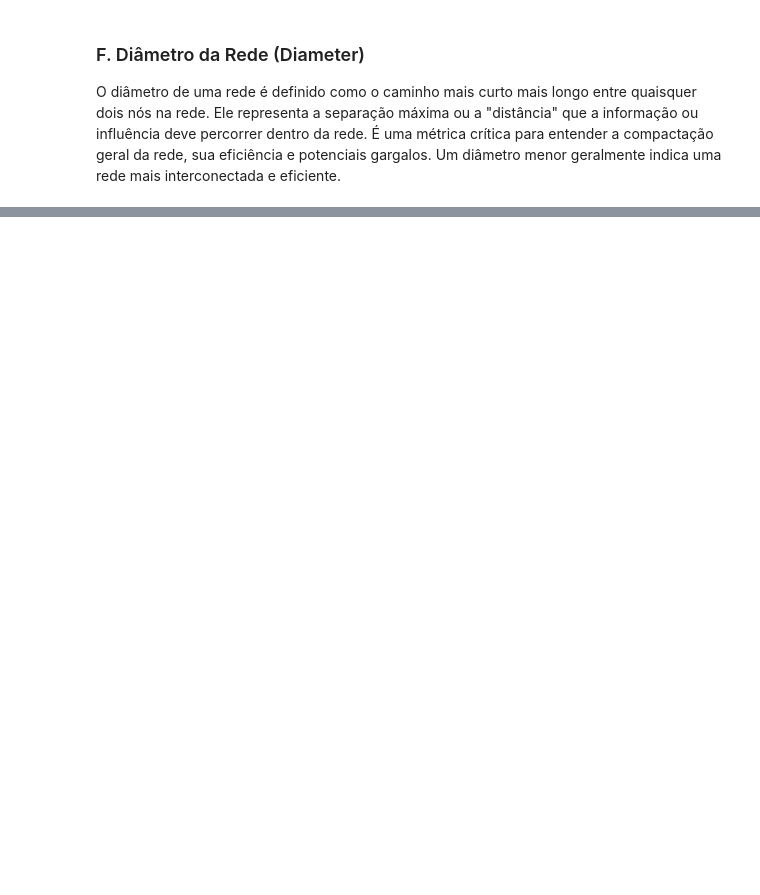
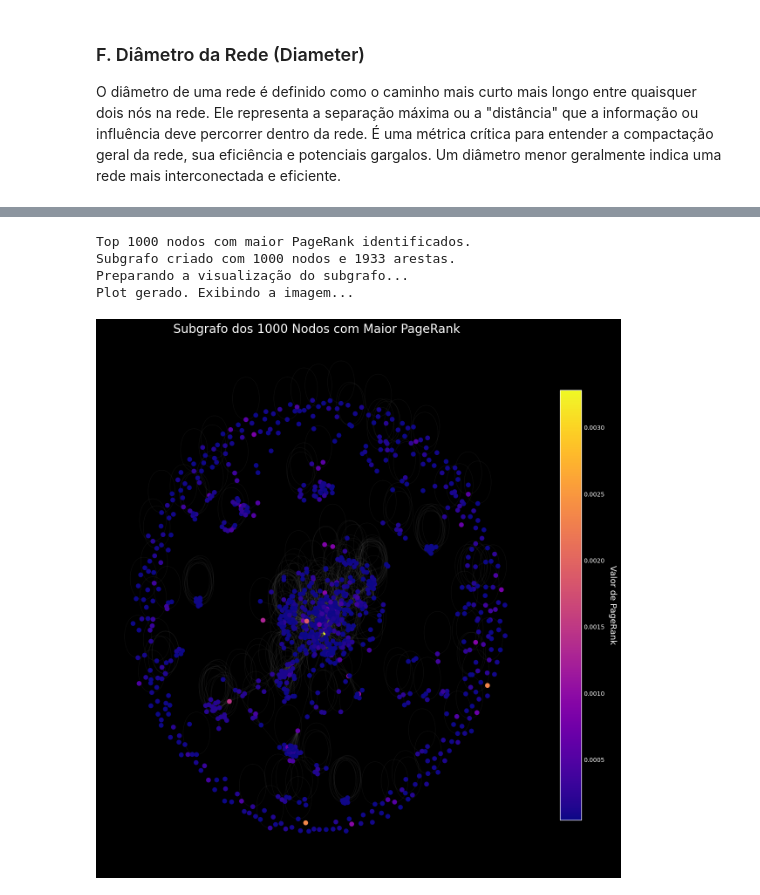
Before and after one commit to WagnerCOliveira/MineracaoGrafo, a Jupyter notebook: www.edgelist.ipynb, the cells around one changed output, grey strips where cells are left out. Cells and saved outputs as stored; diff of their text form; code cells hidden in the pictures; blank space fills up the shorter version.

Commit message:
feat: atualizado o código final para todos os notebooks, e atualizando documentação.

```diff
--- a/www.edgelist.ipynb
+++ b/www.edgelist.ipynb
@@ -167,0 +392,53 @@ Estimativa do Diâmetro da Rede: 32.00
+# %%
+
+# Convertendo o dicionário para uma Series do pandas para facilitar a ordenação
+pagerank_series = pd.Series(pagerank_centrality)
+
+# Ordenando os nodos pelo valor de PageRank em ordem decrescente e pegando os 1000 primeiros
+top_1000_nodes = pagerank_series.nlargest(1000).index.tolist()
+print("Top 1000 nodos com maior PageRank identificados.")
+
+# --- Criação do Subgrafo ---
+# Criando o subgrafo que contém apenas os nodos da lista top_1000_nodes
+S = G.subgraph(top_1000_nodes)
+print(f"Subgrafo criado com {S.number_of_nodes()} nodos e {S.number_of_edges()} arestas.")
+
+# --- Visualização do Subgrafo ---
+print("Preparando a visualização do subgrafo...")
+plt.style.use('dark_background') # Usando um fundo escuro para destacar as cores
+fig, ax = plt.subplots(figsize=(16, 16))
+
+# Posição dos nodos para a visualização (pode demorar um pouco para 1000 nodos)
+# O layout 'spring' trata os nodos como massas e as arestas como molas
+pos = nx.spring_layout(S, seed=42, iterations=50)
+
+# Pegando os valores de PageRank apenas para os nodos do subgrafo
+node_colors = [pagerank_centrality[node] for node in S.nodes()]
+
+# Desenhando o grafo
+nodes = nx.draw_networkx_nodes(
+    S,
+    pos,
+    node_size=50,
+    node_color=node_colors,
+    cmap=plt.cm.plasma # Usando um mapa de cores vibrante (plasma)
+)
+edges = nx.draw_networkx_edges(S, pos, alpha=0.1, edge_color='gray')
+
+# Adicionando uma barra de cores para mapear cores a valores de PageRank
+sm = plt.cm.ScalarMappable(cmap=plt.cm.plasma, norm=plt.Normalize(vmin=min(node_colors), vmax=max(node_colors)))
+sm._A = []
+cbar = plt.colorbar(sm, ax=ax, shrink=0.8)
+cbar.set_label('Valor de PageRank', rotation=270, labelpad=20, fontsize=14)
+
+# Configurações finais do plot
+ax.set_title('Subgrafo dos 1000 Nodos com Maior PageRank', fontsize=20)
+plt.axis('off') # Remove os eixos
+print("Plot gerado. Exibindo a imagem...")
+plt.show()
+# %% [output]
+Top 1000 nodos com maior PageRank identificados.
+Subgrafo criado com 1000 nodos e 1933 arestas.
+Preparando a visualização do subgrafo...
+Plot gerado. Exibindo a imagem...
+[figure, added]
```
Also changed, not shown: parts of 27 cells of this notebook, 14 other files.
